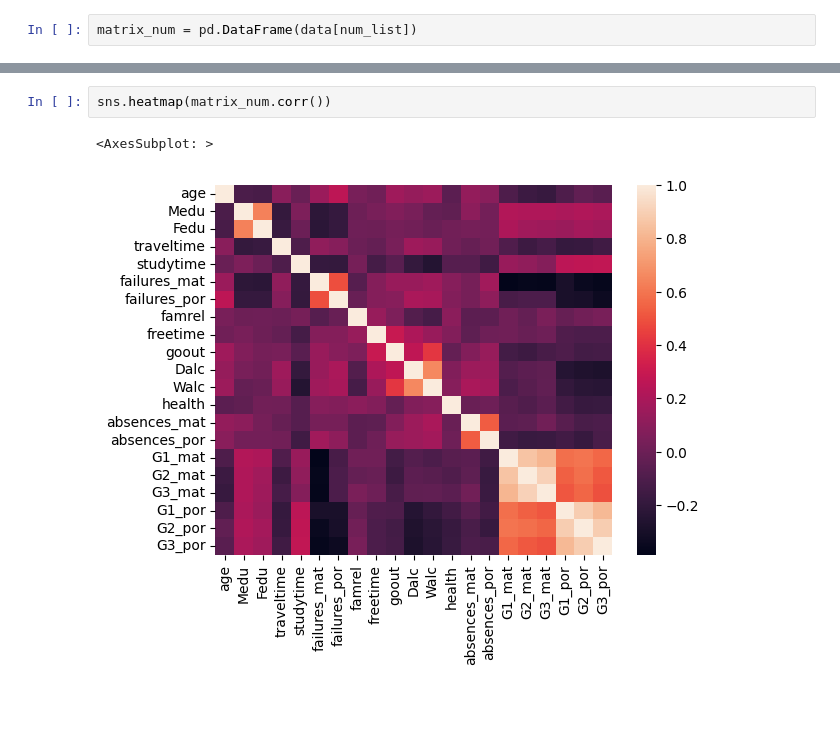
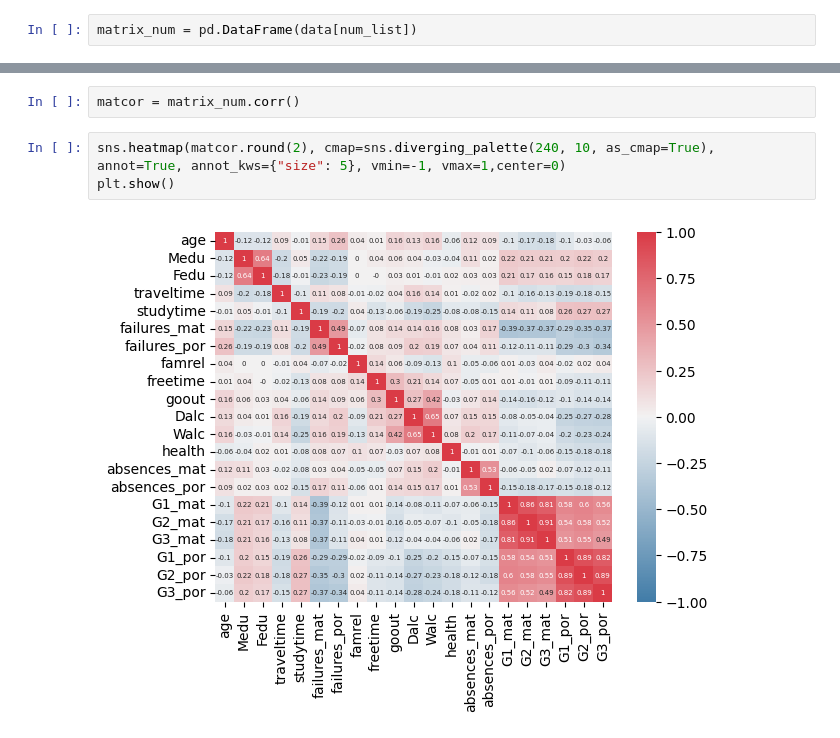
Before and after one commit to agusvaser/StudentGradePrediction, a Jupyter notebook: Untitled-1.ipynb, the cells around one changed output, grey strips where cells are left out. Saved outputs shown, nothing was run; the diff lists cells and outputs as text; blank space fills up the shorter version.

```diff
--- a/Untitled-1.ipynb
+++ b/Untitled-1.ipynb
@@ -172,5 +151,7 @@ matrix_num.corr()
 # %%
-sns.heatmap(matrix_num.corr())
+matcor = matrix_num.corr()
-# %% [output]
-<AxesSubplot: >
-[figure, removed]
+# %%
+sns.heatmap(matcor.round(2), cmap=sns.diverging_palette(240, 10, as_cmap=True), annot=True, annot_kws={"size": 5}, vmin=-1, vmax=1,center=0)
+plt.show()
+# %% [output]
+[figure, added]
```
Also changed, not shown: parts of 5 cells of this notebook.
